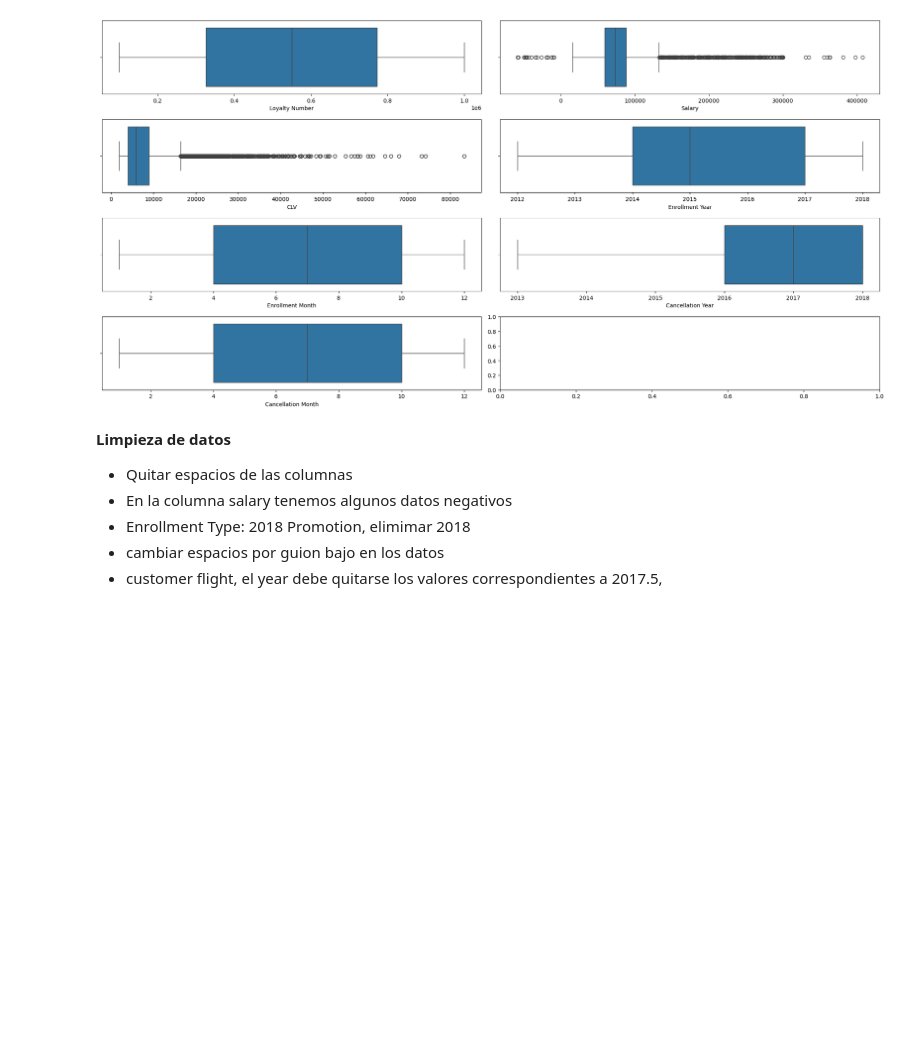
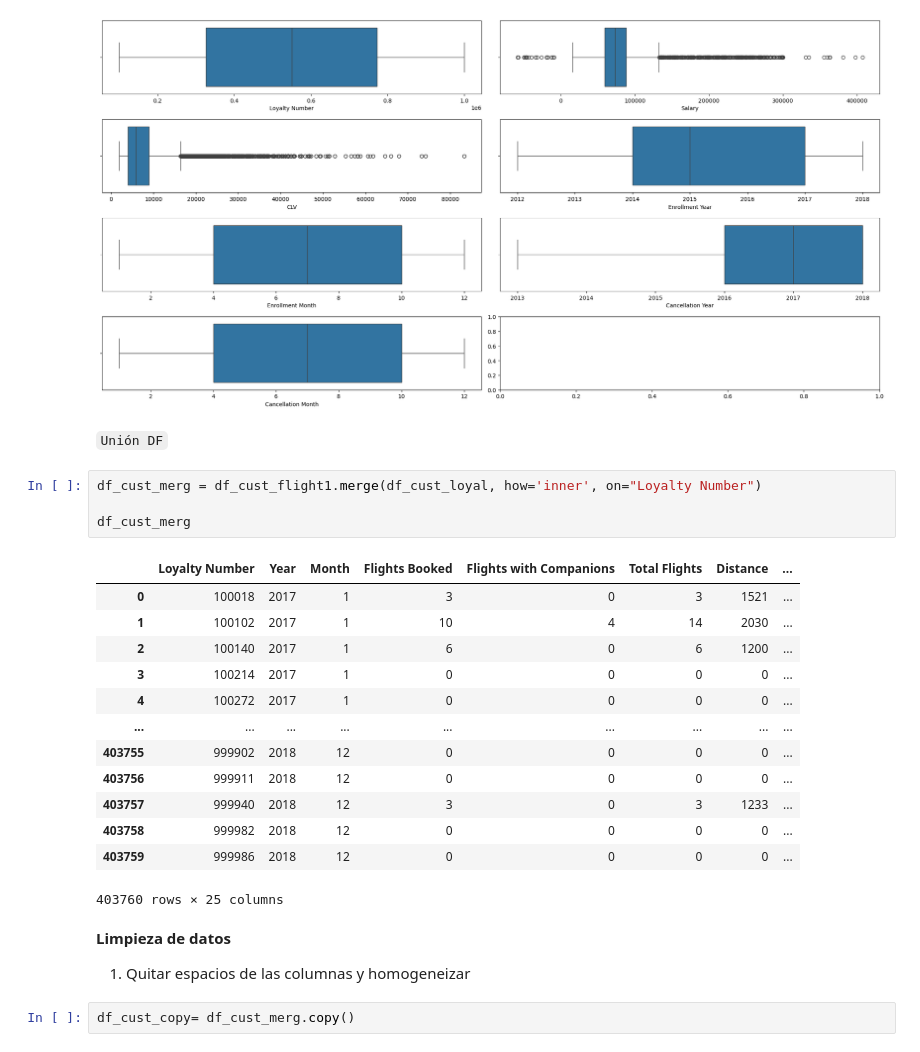
Before and after one commit to Adalab/bda-modulo-3-evaluacion-final-AndreaGonzalezG, a Jupyter notebook: Examen_mod_3.ipynb, the cells around one changed output. Saved outputs shown, nothing was run; the diff lists cells and outputs as text; blank space fills up the shorter version.

```diff
--- a/Examen_mod_3.ipynb
+++ b/Examen_mod_3.ipynb
@@ -464,11 +485,29 @@ for indice, col in enumerate(columnas_num):
 plt.tight_layout();
 # %% [output]
 [figure]
-# %% [markdown]
-**Limpieza de datos**
-
-- Quitar espacios de las columnas
-- En la columna salary tenemos algunos datos negativos
-- Enrollment Type: 2018 Promotion, elimimar 2018
-- cambiar espacios por guion bajo en los datos
-- customer flight, el year debe quitarse los valores correspondientes a 2017.5,
+# %% [markdown]
+`Unión DF`
+# %%
+df_cust_merg = df_cust_flight1.merge(df_cust_loyal, how='inner', on="Loyalty Number")
+
+df_cust_merg
+# %% [output]
+|  | Loyalty Number | Year | Month | Flights Booked | Flights with Companions | Total Flights | Distance | ... |
+| 0 | 100018 | 2017 | 1 | 3 | 0 | 3 | 1521 | ... |
+| 1 | 100102 | 2017 | 1 | 10 | 4 | 14 | 2030 | ... |
+| 2 | 100140 | 2017 | 1 | 6 | 0 | 6 | 1200 | ... |
+| 3 | 100214 | 2017 | 1 | 0 | 0 | 0 | 0 | ... |
+| 4 | 100272 | 2017 | 1 | 0 | 0 | 0 | 0 | ... |
+| ... | ... | ... | ... | ... | ... | ... | ... | ... |
+| 403755 | 999902 | 2018 | 12 | 0 | 0 | 0 | 0 | ... |
+| 403756 | 999911 | 2018 | 12 | 0 | 0 | 0 | 0 | ... |
+| 403757 | 999940 | 2018 | 12 | 3 | 0 | 3 | 1233 | ... |
+| 403758 | 999982 | 2018 | 12 | 0 | 0 | 0 | 0 | ... |
+| 403759 | 999986 | 2018 | 12 | 0 | 0 | 0 | 0 | ... |
+403760 rows × 25 columns
+# %% [markdown]
+**Limpieza de datos**
+
+1. Quitar espacios de las columnas y homogeneizar
+# %%
+df_cust_copy= df_cust_merg.copy()
```
Also changed, not shown: parts of 32 cells of this notebook.
